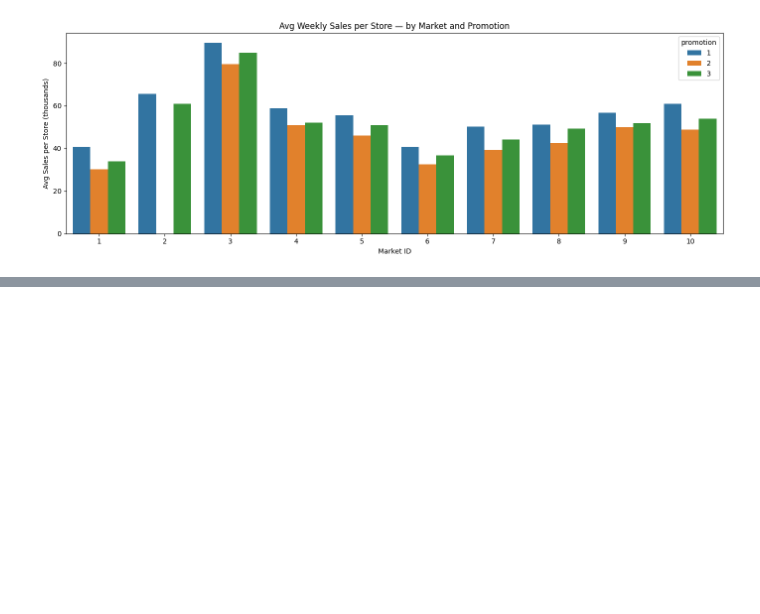
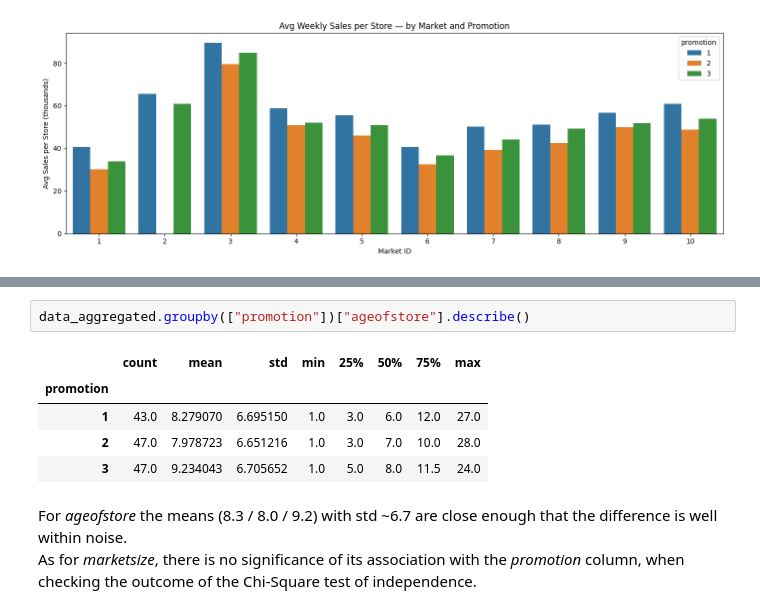
Before and after one commit to GonxaTroll/ds-log-2026, a Jupyter notebook: wx_kaggle_notebooks/fast_food_marketing_campaign.ipynb, the cells around one changed output, grey strips where cells are left out. Drawn from its saved outputs; the diff is of its cells as text; blank space fills up the shorter version.

```diff
--- a/wx_kaggle_notebooks/fast_food_marketing_campaign.ipynb
+++ b/wx_kaggle_notebooks/fast_food_marketing_campaign.ipynb
@@ -183,0 +229,11 @@ plt.show()
+# %%
+data_aggregated.groupby(["promotion"])["ageofstore"].describe()
+# %% [output]
+|  | count | mean | std | min | 25% | 50% | 75% | max |
+| promotion |  |  |  |  |  |  |  |  |
+| 1 | 43.0 | 8.279070 | 6.695150 | 1.0 | 3.0 | 6.0 | 12.0 | 27.0 |
+| 2 | 47.0 | 7.978723 | 6.651216 | 1.0 | 3.0 | 7.0 | 10.0 | 28.0 |
+| 3 | 47.0 | 9.234043 | 6.705652 | 1.0 | 5.0 | 8.0 | 11.5 | 24.0 |
+# %% [markdown]
+For *ageofstore* the means (8.3 / 8.0 / 9.2) with std ~6.7 are close enough that the difference is well within noise.
+As for *marketsize*, there is no significance of its association with the *promotion* column, when checking the outcome of the Chi-Square test of independence.
```
Also changed, not shown: parts of 42 cells of this notebook.
